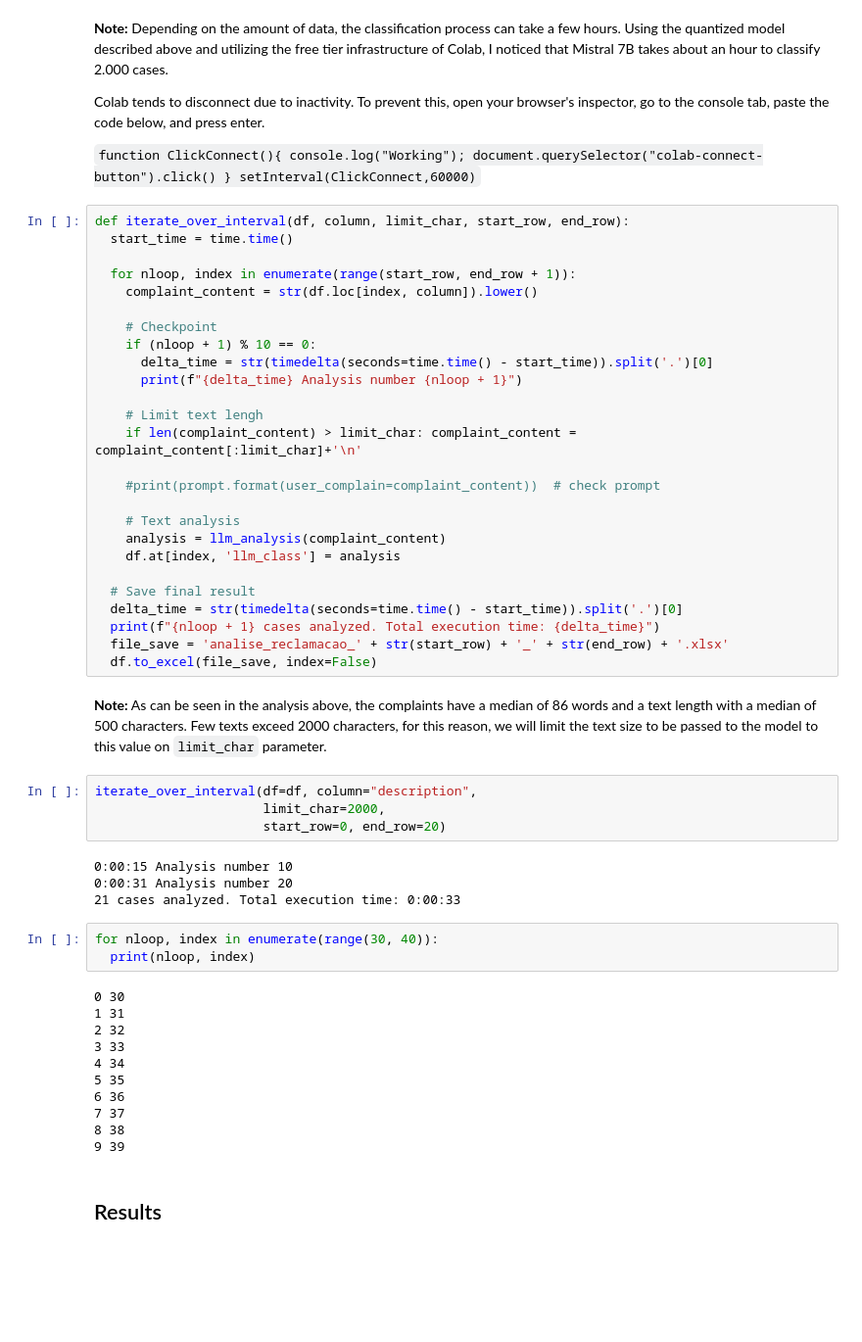
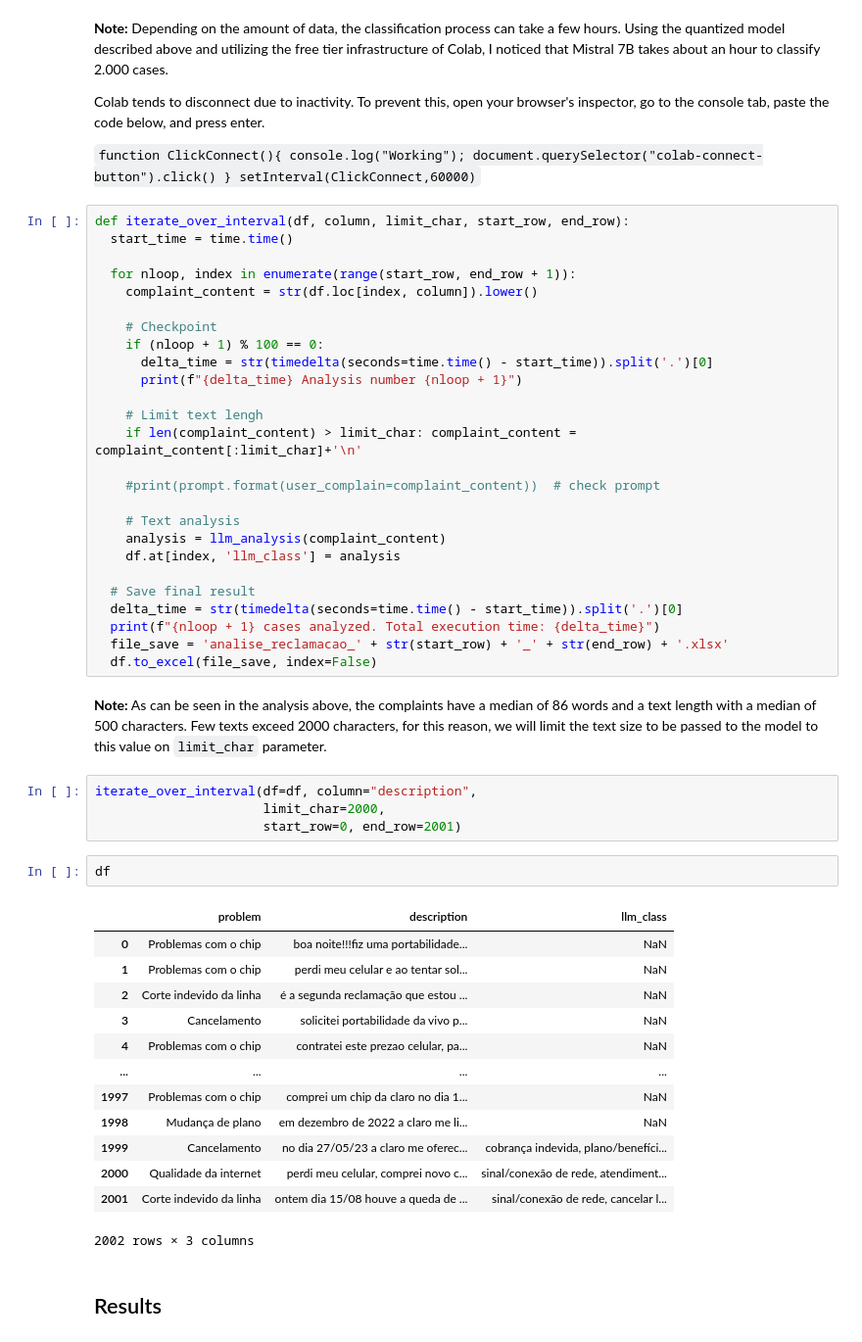
Before and after one commit to rdemarqui/llm_complaint_management, a Jupyter notebook: 02. LLM_analysis.ipynb, the cells around one changed output. Shown at 98% size. Cells and saved outputs as stored; diff of their text form; blank space fills up the shorter version.

```diff
--- a/02. LLM_analysis.ipynb
+++ b/02. LLM_analysis.ipynb
@@ -254,7 +252,7 @@ def iterate_over_interval(df, column, limit_char, start_row, end_row):
     complaint_content = str(df.loc[index, column]).lower()
 
     # Checkpoint
-    if (nloop + 1) % 10 == 0:
+    if (nloop + 1) % 100 == 0:
       delta_time = str(timedelta(seconds=time.time() - start_time)).split('.')[0]
       print(f"{delta_time} Analysis number {nloop + 1}")
 
@@ -277,24 +275,22 @@ def iterate_over_interval(df, column, limit_char, start_row, end_row):
 # %%
 iterate_over_interval(df=df, column="description",
                       limit_char=2000,
-                      start_row=0, end_row=20)
+                      start_row=0, end_row=2001)
-# %% [output]
-0:00:15 Analysis number 10
-0:00:31 Analysis number 20
-21 cases analyzed. Total execution time: 0:00:33
-# %%
-for nloop, index in enumerate(range(30, 40)):
-  print(nloop, index)
-# %% [output]
-0 30
-1 31
-2 32
-3 33
-4 34
-5 35
-6 36
-7 37
-8 38
-9 39
+# %%
+df
+# %% [output]
+|  | problem | description | llm_class |
+| 0 | Problemas com o chip | boa noite!!!fiz uma portabilidade... | NaN |
+| 1 | Problemas com o chip | perdi meu celular e ao tentar sol... | NaN |
+| 2 | Corte indevido da linha | é a segunda reclamação que estou ... | NaN |
+| 3 | Cancelamento | solicitei portabilidade da vivo p... | NaN |
+| 4 | Problemas com o chip | contratei este prezao celular, pa... | NaN |
+| ... | ... | ... | ... |
+| 1997 | Problemas com o chip | comprei um chip da claro no dia 1... | NaN |
+| 1998 | Mudança de plano | em dezembro de 2022 a claro me li... | NaN |
+| 1999 | Cancelamento | no dia 27/05/23 a claro me oferec... | cobrança indevida, plano/benefíci... |
+| 2000 | Qualidade da internet | perdi meu celular, comprei novo c... | sinal/conexão de rede, atendiment... |
+| 2001 | Corte indevido da linha | ontem dia 15/08 houve a queda de ... | sinal/conexão de rede, cancelar l... |
+2002 rows × 3 columns
 # %% [markdown]
 ## Results
```
Also changed, not shown: parts of 4 cells of this notebook.
